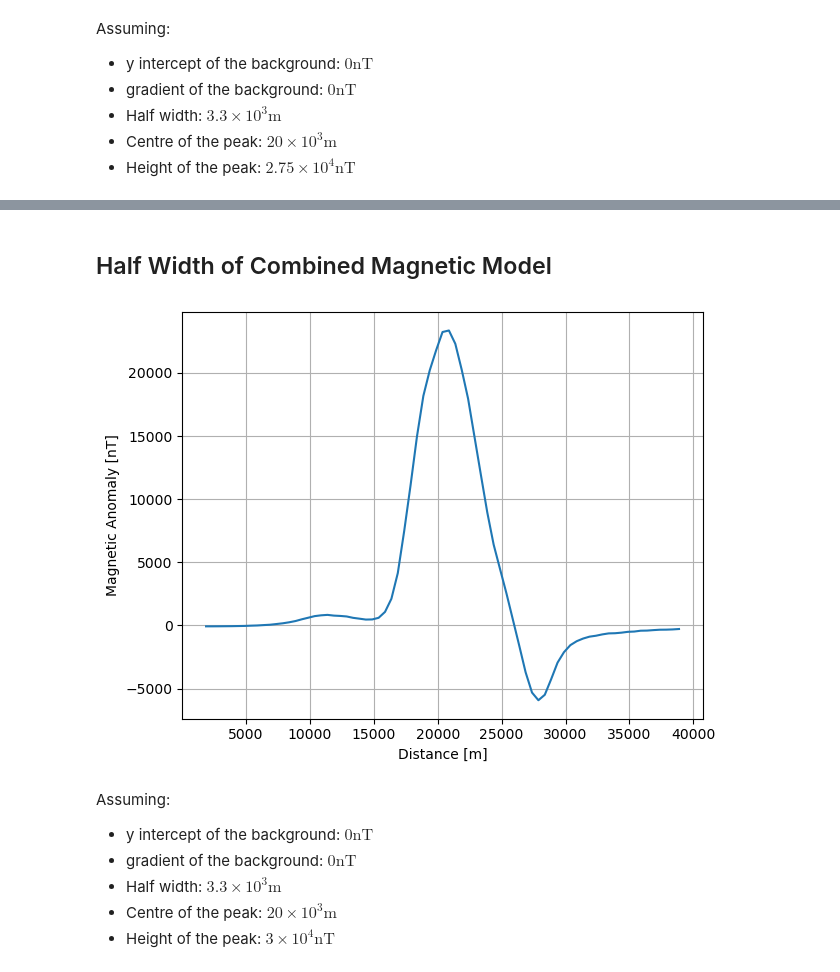
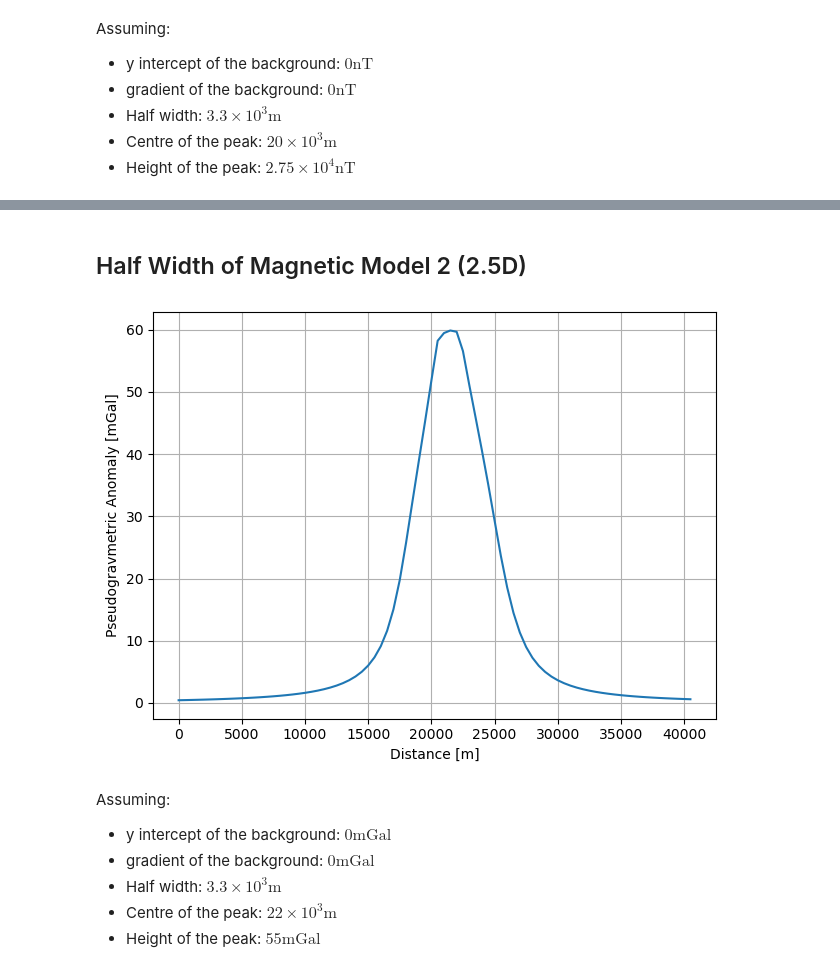
Before and after one commit to gabrahamastro/dissertation2025, a Jupyter notebook: Code/Calc_FWHM.ipynb, the cells around one changed output, grey strips where cells are left out. Drawn from its saved outputs; the diff is of its cells as text; code cells hidden in the pictures.

```diff
--- a/Code/Calc_FWHM.ipynb
+++ b/Code/Calc_FWHM.ipynb
@@ -275,20 +349,20 @@ This shows the half width of the aeromagnetic anomaly is $5.34 \times 10^3 \pm 1
 # %% [markdown]
-## Half Width of Combined Magnetic Model
+## Half Width of Magnetic Model 2 (2.5D)
 # %%
-x,anomaly = np.loadtxt('Modelling/Gravity/Mag_ModelC.txt',unpack=True,usecols=[0,1])
+x,anomaly = np.loadtxt('Modelling/Gravity/MagModel2_rho.txt',unpack=True,usecols=[0,1])
 # %%
 plt.plot(x,anomaly)
 plt.xlabel('Distance [m]')
-plt.ylabel('Magnetic Anomaly [nT]')
+plt.ylabel('Pseudogravmetric Anomaly [mGal]')
 plt.tight_layout()
 plt.grid(True,'both')
 plt.show()
 # %% [output]
-[figure, old version]
+[figure, new version]
 # %% [markdown]
 Assuming:
-- y intercept of the background: $0 \mathrm{nT}$
-- gradient of the background: $0 \mathrm{nT}$
+- y intercept of the background: $0 \mathrm{mGal}$
+- gradient of the background: $0 \mathrm{mGal}$
 - Half width: $3.3 \times 10^{3} \mathrm{m}$
-- Centre of the peak: $20 \times 10^{3} \mathrm{m}$
-- Height of the peak: $3 \times 10^4 \mathrm{nT}$
+- Centre of the peak: $22 \times 10^{3} \mathrm{m}$
+- Height of the peak: $55 \mathrm{mGal}$
```
Also changed, not shown: parts of 54 cells of this notebook.
